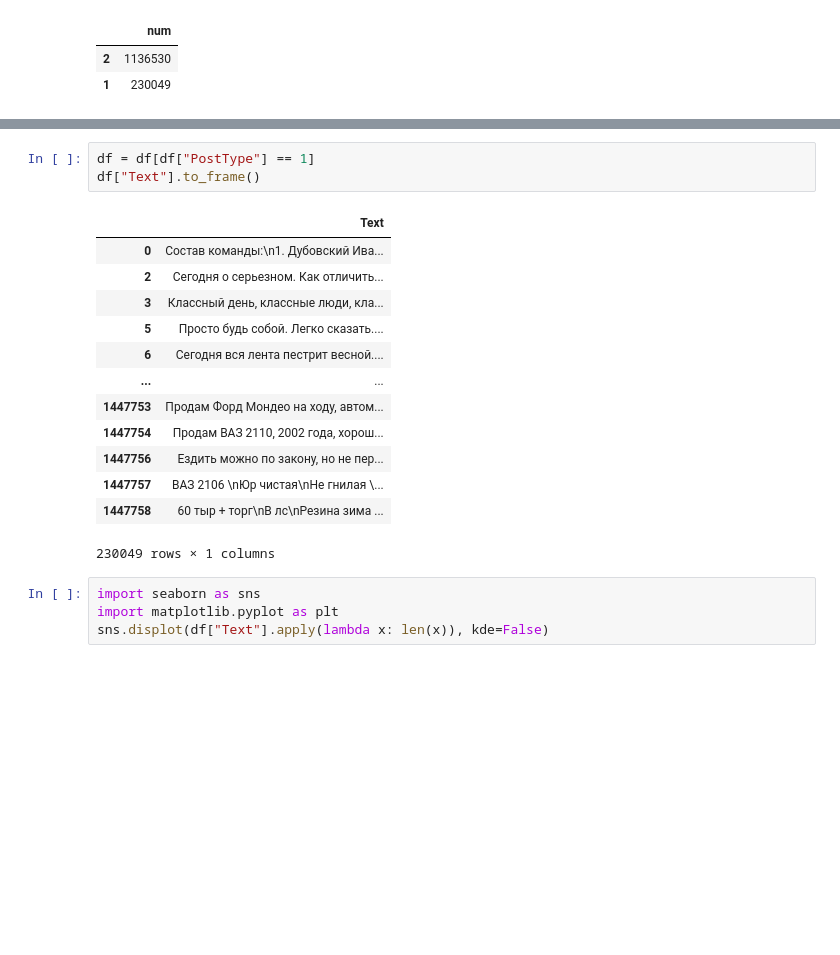
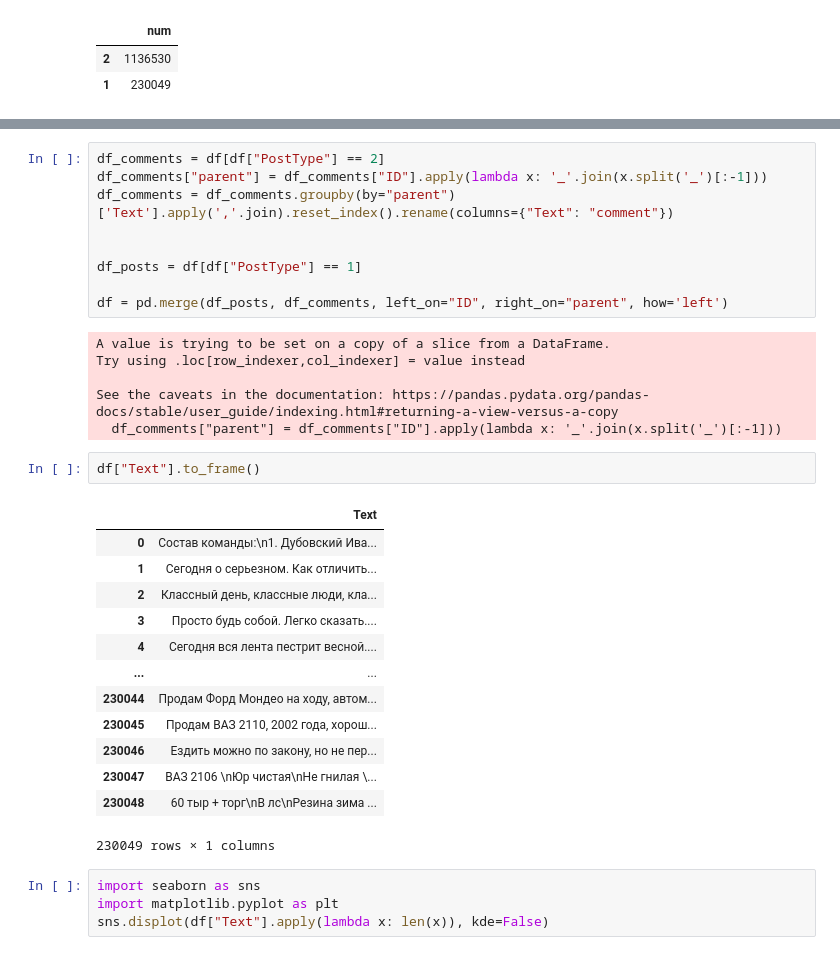
Before and after one commit to mr1er0y/VK_Topic_modeling, a Jupyter notebook: lab_work.ipynb, the cells around one changed output, grey strips where cells are left out. Saved outputs shown, nothing was run; the diff lists cells and outputs as text; blank space fills up the shorter version.

```diff
--- a/lab_work.ipynb
+++ b/lab_work.ipynb
@@ -69,19 +85,33 @@ df["PostType"].value_counts().to_frame("num")
+# %%
+df_comments = df[df["PostType"] == 2]
+df_comments["parent"] = df_comments["ID"].apply(lambda x: '_'.join(x.split('_')[:-1]))
+df_comments = df_comments.groupby(by="parent")['Text'].apply(','.join).reset_index().rename(columns={"Text": "comment"})
+
+
+df_posts = df[df["PostType"] == 1]
+
+df = pd.merge(df_posts, df_comments, left_on="ID", right_on="parent", how='left')
+# %% [output]
+A value is trying to be set on a copy of a slice from a DataFrame.
+Try using .loc[row_indexer,col_indexer] = value instead
+
+See the caveats in the documentation: https://pandas.pydata.org/pandas-docs/stable/user_guide/indexing.html#returning-a-view-versus-a-copy
+  df_comments["parent"] = df_comments["ID"].apply(lambda x: '_'.join(x.split('_')[:-1]))
 # %%
-df = df[df["PostType"] == 1]
 df["Text"].to_frame()
 # %% [output]
 |  | Text |
 | 0 | Состав команды:\n1. Дубовский Ива... |
-| 2 | Сегодня о серьезном. Как отличить... |
-| 3 | Классный день, классные люди, кла... |
-| 5 | Просто будь собой. Легко сказать.... |
-| 6 | Сегодня вся лента пестрит весной.... |
+| 1 | Сегодня о серьезном. Как отличить... |
+| 2 | Классный день, классные люди, кла... |
+| 3 | Просто будь собой. Легко сказать.... |
+| 4 | Сегодня вся лента пестрит весной.... |
 | ... | ... |
-| 1447753 | Продам Форд Мондео на ходу, автом... |
-| 1447754 | Продам ВАЗ 2110, 2002 года, хорош... |
-| 1447756 | Ездить можно по закону, но не пер... |
-| 1447757 | ВАЗ 2106 \nЮр чистая\nНе гнилая \... |
-| 1447758 | 60 тыр + торг\nВ лс\nРезина зима ... |
+| 230044 | Продам Форд Мондео на ходу, автом... |
+| 230045 | Продам ВАЗ 2110, 2002 года, хорош... |
+| 230046 | Ездить можно по закону, но не пер... |
+| 230047 | ВАЗ 2106 \nЮр чистая\nНе гнилая \... |
+| 230048 | 60 тыр + торг\nВ лс\nРезина зима ... |
 230049 rows × 1 columns
 # %%
 import seaborn as sns
```
Also changed, not shown: parts of 55 cells of this notebook.
